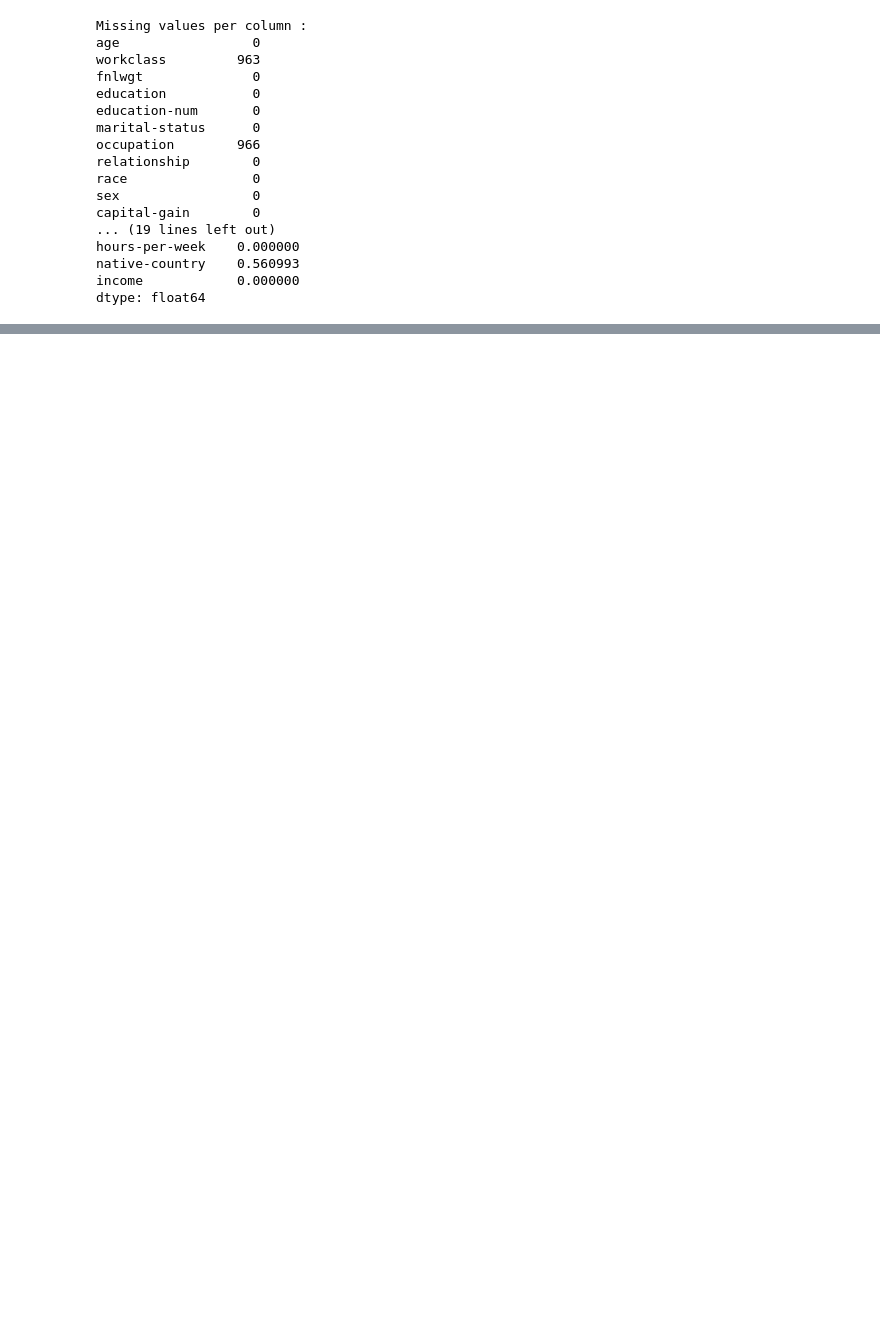
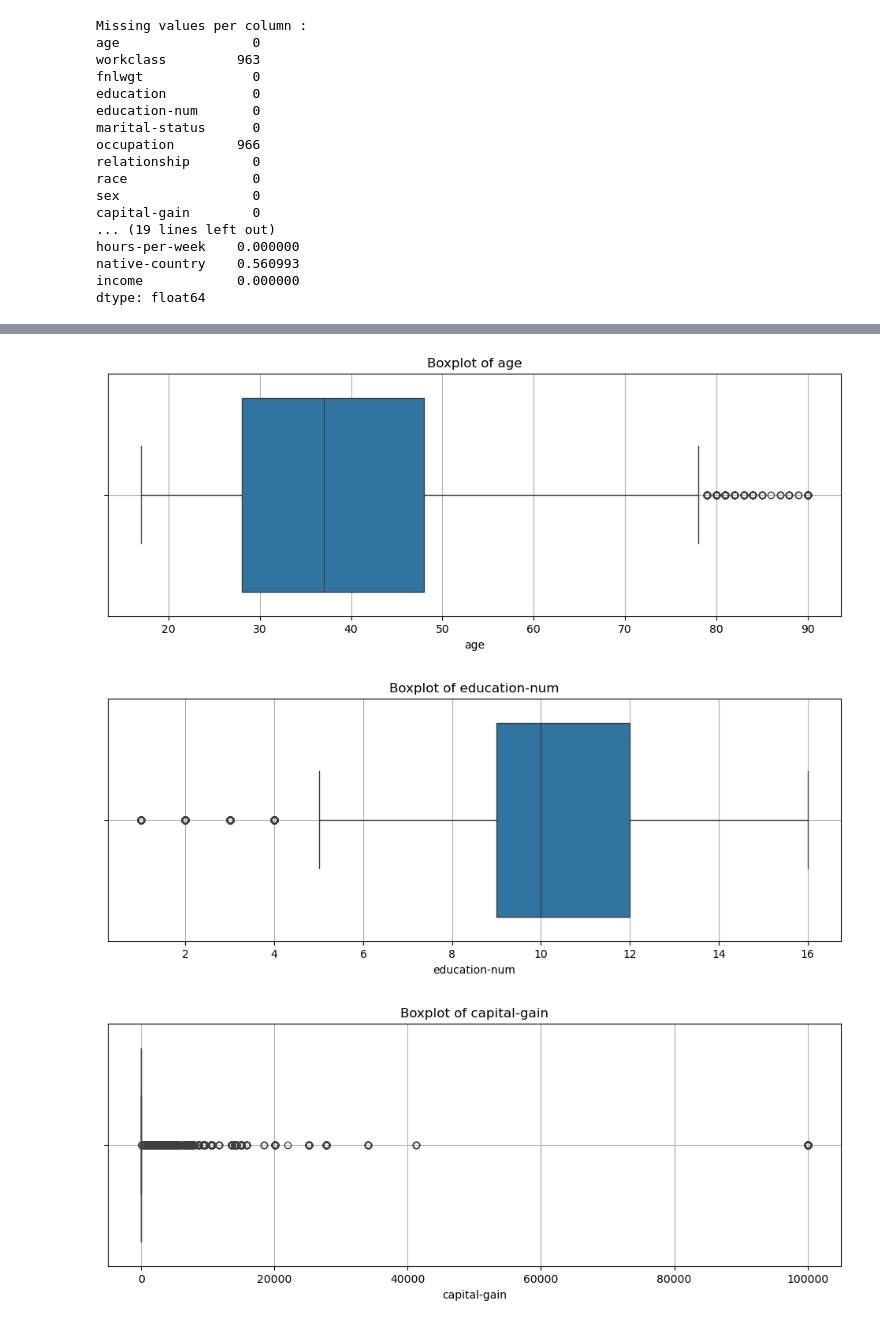
Before and after one commit to ronenhr/2nd_year_project, a Jupyter notebook: Adult_income_project_oreo.ipynb, the cells around one changed output, grey strips where cells are left out. Saved outputs shown, nothing was run; the diff lists cells and outputs as text; code cells hidden in the pictures; blank space fills up the shorter version.

```diff
--- a/Adult_income_project_oreo.ipynb
+++ b/Adult_income_project_oreo.ipynb
@@ -120,0 +345,3 @@ sns.scatterplot(x = df['age'],y=df['hours-per-week'],hue=df['income'])
+# %%
+df_num.drop(columns=['fnlwgt'], inplace=True)
+df_num.head(10)
@@ -120,0 +360,13 @@ sns.scatterplot(x = df['age'],y=df['hours-per-week'],hue=df['income'])
+# %%
+#сreating boxplots for each numeric column to visualize the distribution and identify outliers
+for column in df_num.columns:
+    plt.figure(figsize=(12, 4))
+    sns.boxplot(data=df_num, x=column)
+    plt.title(f'Boxplot of {column}')
+    plt.xlabel(column)
+    plt.grid(True)
+    plt.show()
+# %% [output]
+[figure, added]
+[figure, added]
+[figure, added]
```
Also changed, not shown: parts of 47 cells of this notebook.
